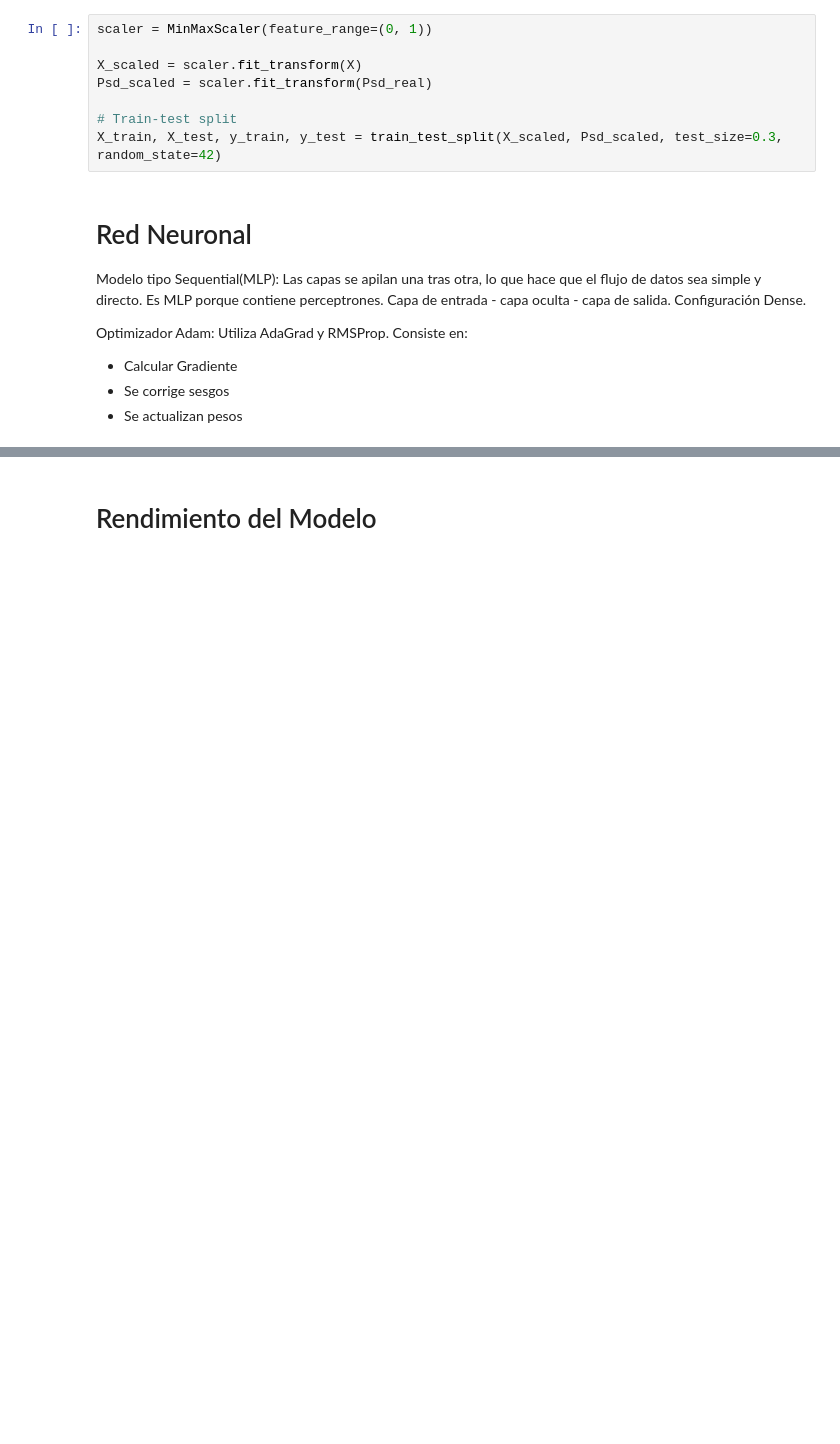
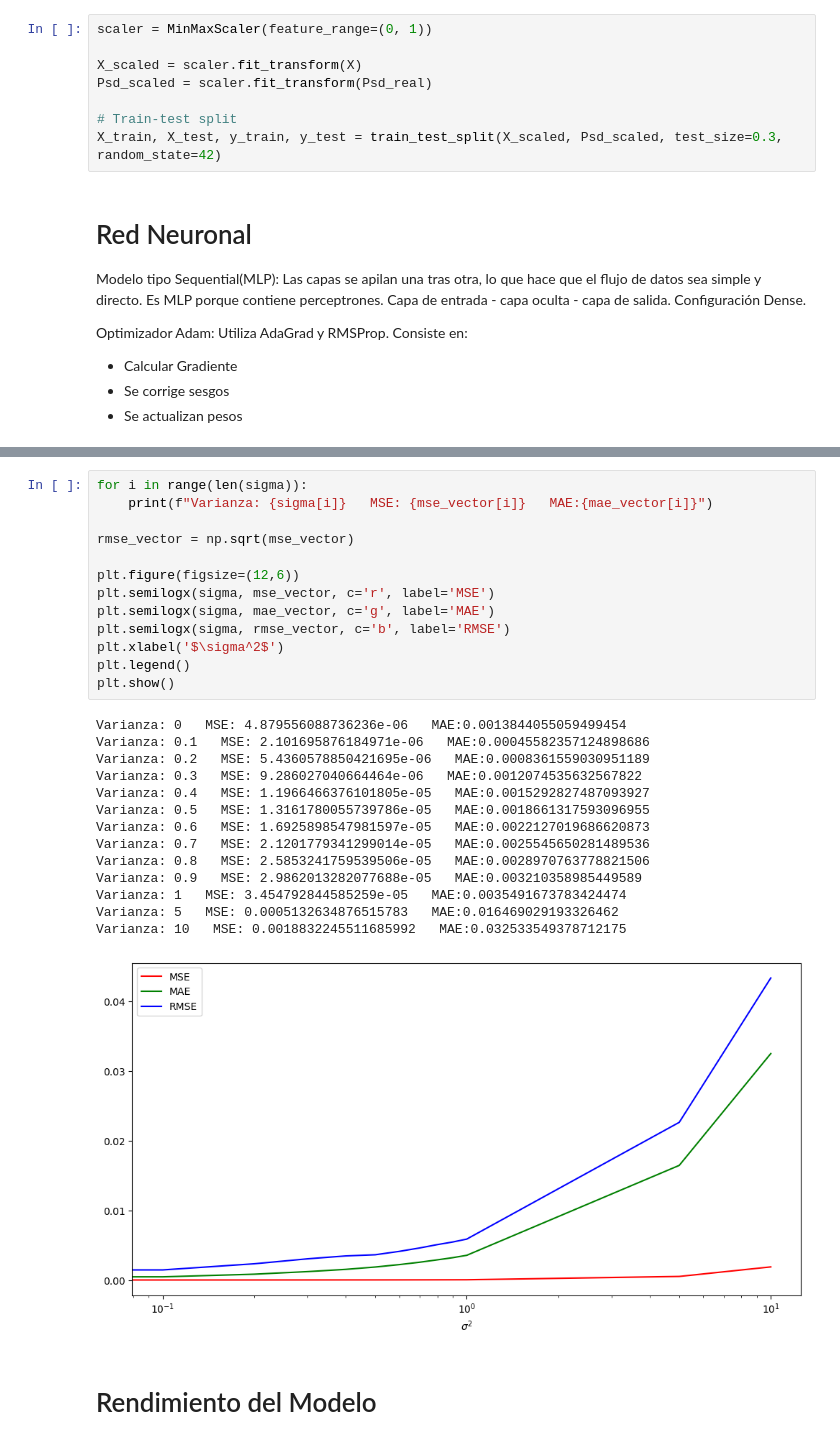
Before and after one commit to dramirezbe/Signal-theory, a Jupyter notebook: Random-signal-analysis/PSD_Estimation_David_Ramirez_Betancourth.ipynb, the cells around one changed output, grey strips where cells are left out. Drawn from its saved outputs; the diff is of its cells as text; blank space fills up the shorter version.

```diff
--- a/Random-signal-analysis/PSD_Estimation_David_Ramirez_Betancourth.ipynb
+++ b/Random-signal-analysis/PSD_Estimation_David_Ramirez_Betancourth.ipynb
@@ -125,3 +190,31 @@ Epoch 50/50
+# %%
+for i in range(len(sigma)):
+    print(f"Varianza: {sigma[i]}   MSE: {mse_vector[i]}   MAE:{mae_vector[i]}")
+
+rmse_vector = np.sqrt(mse_vector)
+
+plt.figure(figsize=(12,6))
+plt.semilogx(sigma, mse_vector, c='r', label='MSE')
+plt.semilogx(sigma, mae_vector, c='g', label='MAE')
+plt.semilogx(sigma, rmse_vector, c='b', label='RMSE')
+plt.xlabel('$\sigma^2$')
+plt.legend()
+plt.show()
+# %% [output]
+Varianza: 0   MSE: 4.879556088736236e-06   MAE:0.0013844055059499454
+Varianza: 0.1   MSE: 2.101695876184971e-06   MAE:0.00045582357124898686
+Varianza: 0.2   MSE: 5.4360578850421695e-06   MAE:0.0008361559030951189
+Varianza: 0.3   MSE: 9.286027040664464e-06   MAE:0.0012074535632567822
+Varianza: 0.4   MSE: 1.1966466376101805e-05   MAE:0.0015292827487093927
+Varianza: 0.5   MSE: 1.3161780055739786e-05   MAE:0.0018661317593096955
+Varianza: 0.6   MSE: 1.6925898547981597e-05   MAE:0.0022127019686620873
+Varianza: 0.7   MSE: 2.1201779341299014e-05   MAE:0.0025545650281489536
+Varianza: 0.8   MSE: 2.5853241759539506e-05   MAE:0.0028970763778821506
+Varianza: 0.9   MSE: 2.9862013282077688e-05   MAE:0.003210358985449589
+Varianza: 1   MSE: 3.454792844585259e-05   MAE:0.0035491673783424474
+Varianza: 5   MSE: 0.0005132634876515783   MAE:0.016469029193326462
+Varianza: 10   MSE: 0.0018832245511685992   MAE:0.032533549378712175
+[figure, added]
 # %% [markdown]
 # Rendimiento del Modelo
 # %%
```
Also changed, not shown: parts of 11 cells of this notebook, 1 other file.
